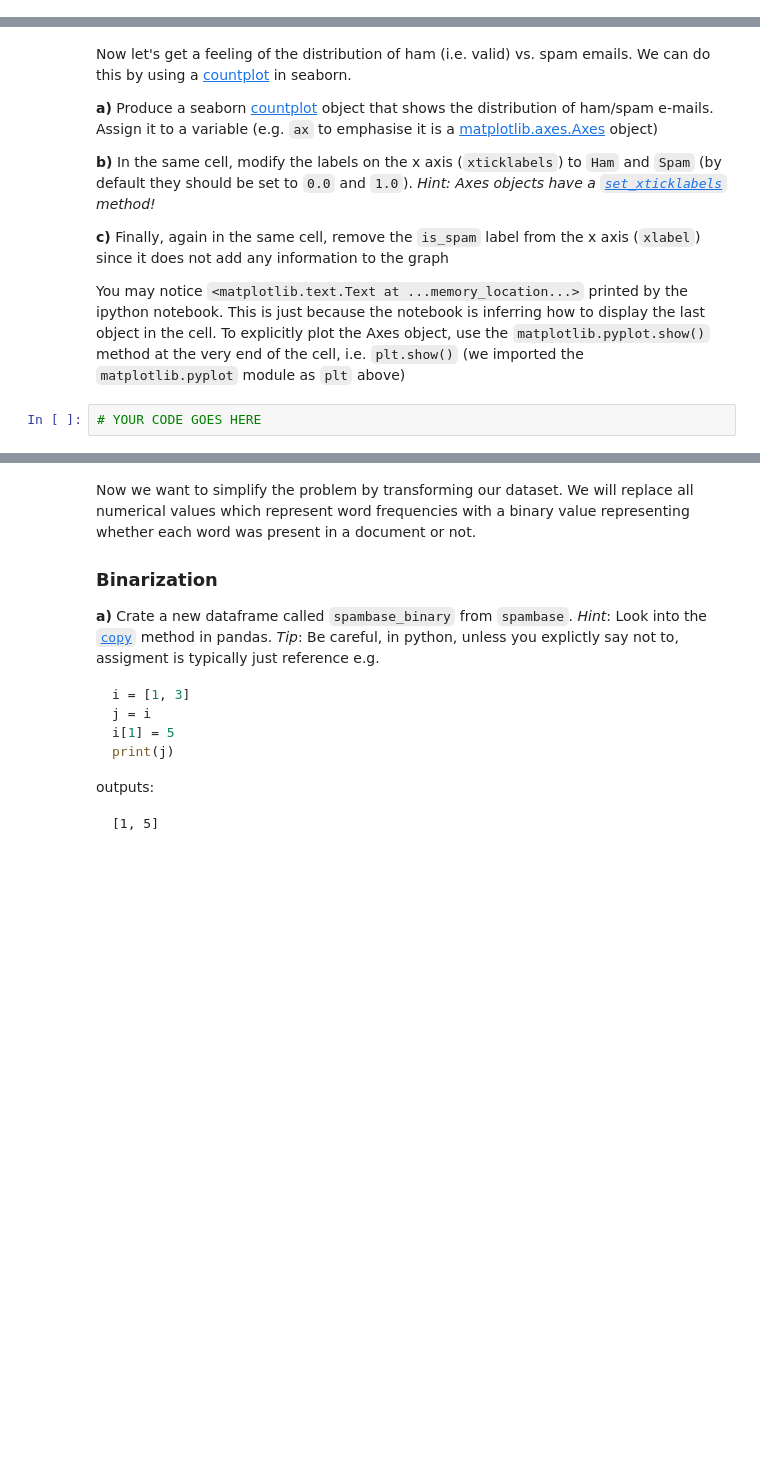
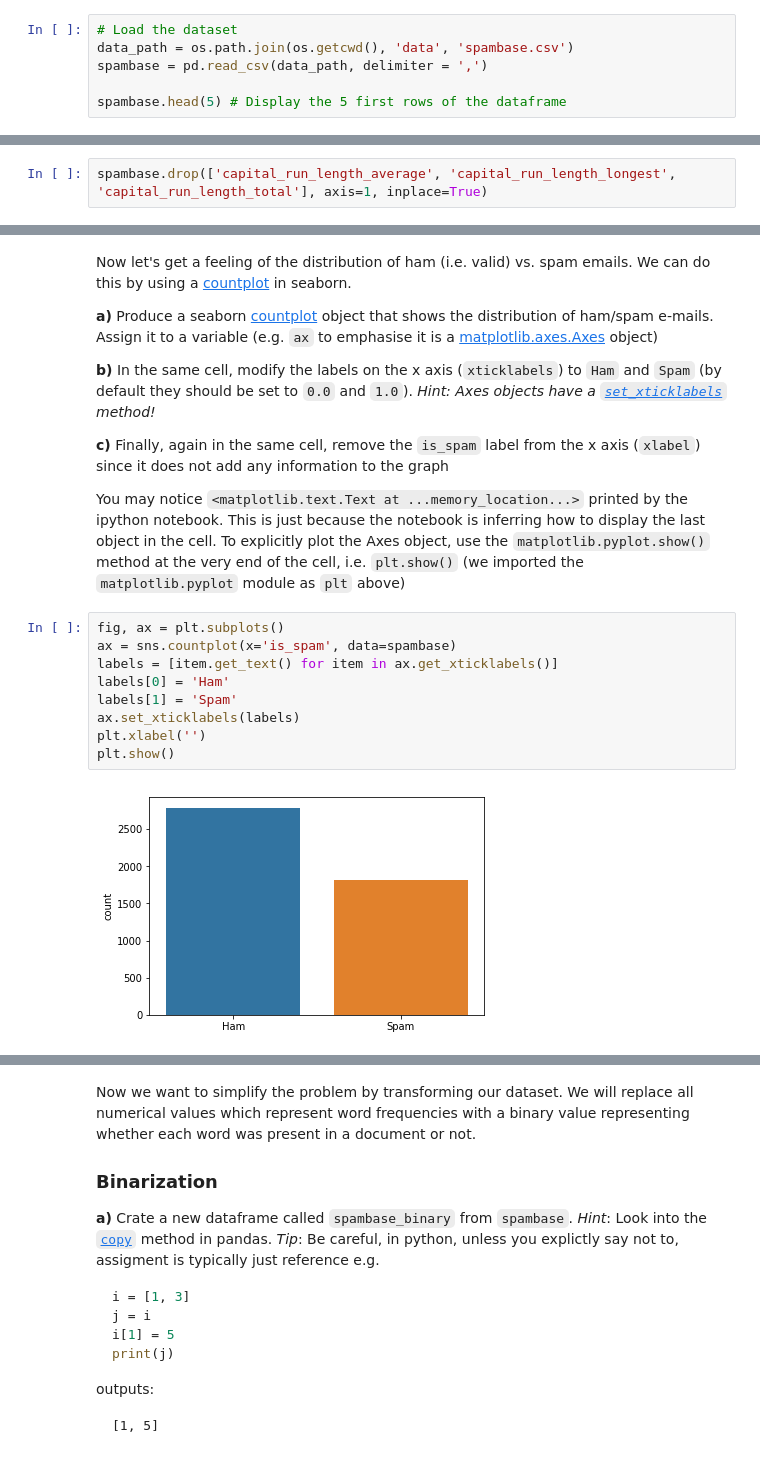
Before and after one commit to adagloria/CA_AI_2020, a Jupyter notebook: 02_Python_for_Data_Science/05_Data_Analysis_Visualization.ipynb, the cells around one changed output, grey strips where cells are left out. Cells and saved outputs as stored; diff of their text form; blank space fills up the shorter version.

```diff
--- a/02_Python_for_Data_Science/05_Data_Analysis_Visualization.ipynb
+++ b/02_Python_for_Data_Science/05_Data_Analysis_Visualization.ipynb
@@ -30,0 +29,6 @@ You will find the dataset located at `./datasets/spambase.csv` (the `datasets` d
+# %%
+# Load the dataset
+data_path = os.path.join(os.getcwd(), 'data', 'spambase.csv')
+spambase = pd.read_csv(data_path, delimiter = ',')
+
+spambase.head(5) # Display the 5 first rows of the dataframe
@@ -48,2 +92,4 @@ We now want to *remove* some of the attributes from our data. There are various
+# %%
+spambase.drop(['capital_run_length_average', 'capital_run_length_longest', 'capital_run_length_total'], axis=1, inplace=True)
 # %% [markdown]
 **b)** Display the new number of attributes. Does it look like what you expected?
@@ -63,5 +111,14 @@ Now let's get a feeling of the distribution of ham (i.e. valid) vs. spam emails.
 **c)** Finally, again in the same cell, remove the `is_spam` label from the x axis (`xlabel`) since it does not add any information to the graph
 
 You may notice `<matplotlib.text.Text at ...memory_location...>` printed by the ipython notebook. This is just because the notebook is inferring how to display the last object in the cell. To explicitly plot the Axes object, use the `matplotlib.pyplot.show()` method at the very end of the cell, i.e. `plt.show()` (we imported the `matplotlib.pyplot` module as `plt` above)
-# %%
-# YOUR CODE GOES HERE
+# %%
+fig, ax = plt.subplots()
+ax = sns.countplot(x='is_spam', data=spambase)
+labels = [item.get_text() for item in ax.get_xticklabels()]
+labels[0] = 'Ham'
+labels[1] = 'Spam'
+ax.set_xticklabels(labels)
+plt.xlabel('')
+plt.show()
+# %% [output]
+[figure, added]
```
Also changed, not shown: parts of 48 cells of this notebook.
